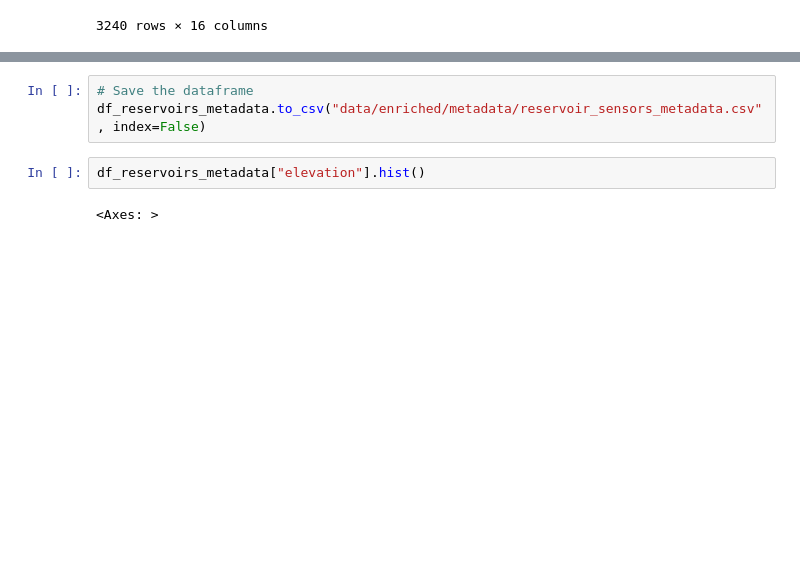
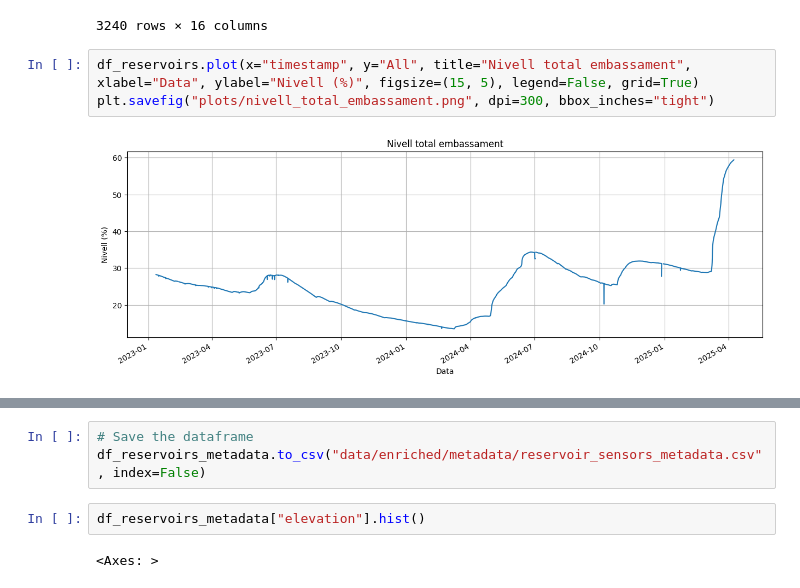
Before and after one commit to jordijumilla/catalonia-water-resource-daily-monitoring, a Jupyter notebook: investigate.ipynb, the cells around one changed output, grey strips where cells are left out. Saved outputs shown, nothing was run; the diff lists cells and outputs as text; blank space fills up the shorter version.

```diff
--- a/investigate.ipynb
+++ b/investigate.ipynb
@@ -285,3 +285,8 @@ df_reservoirs
 | 3238 | 2025-04-08 12:00:00 | 99.9572 | 65.0690 | 2.0050 | 54.831 | 24.525 | 78.2030 | 73.2398 | ... |
 | 3239 | 2025-04-08 18:00:00 | 99.8930 | 65.0690 | 2.0070 | 54.887 | 24.525 | 83.9840 | 73.0594 | ... |
 3240 rows × 16 columns
+# %%
+df_reservoirs.plot(x="timestamp", y="All", title="Nivell total embassament", xlabel="Data", ylabel="Nivell (%)", figsize=(15, 5), legend=False, grid=True)
+plt.savefig("plots/nivell_total_embassament.png", dpi=300, bbox_inches="tight")
+# %% [output]
+[figure, added]
```
Also changed, not shown: parts of 2 cells of this notebook.
